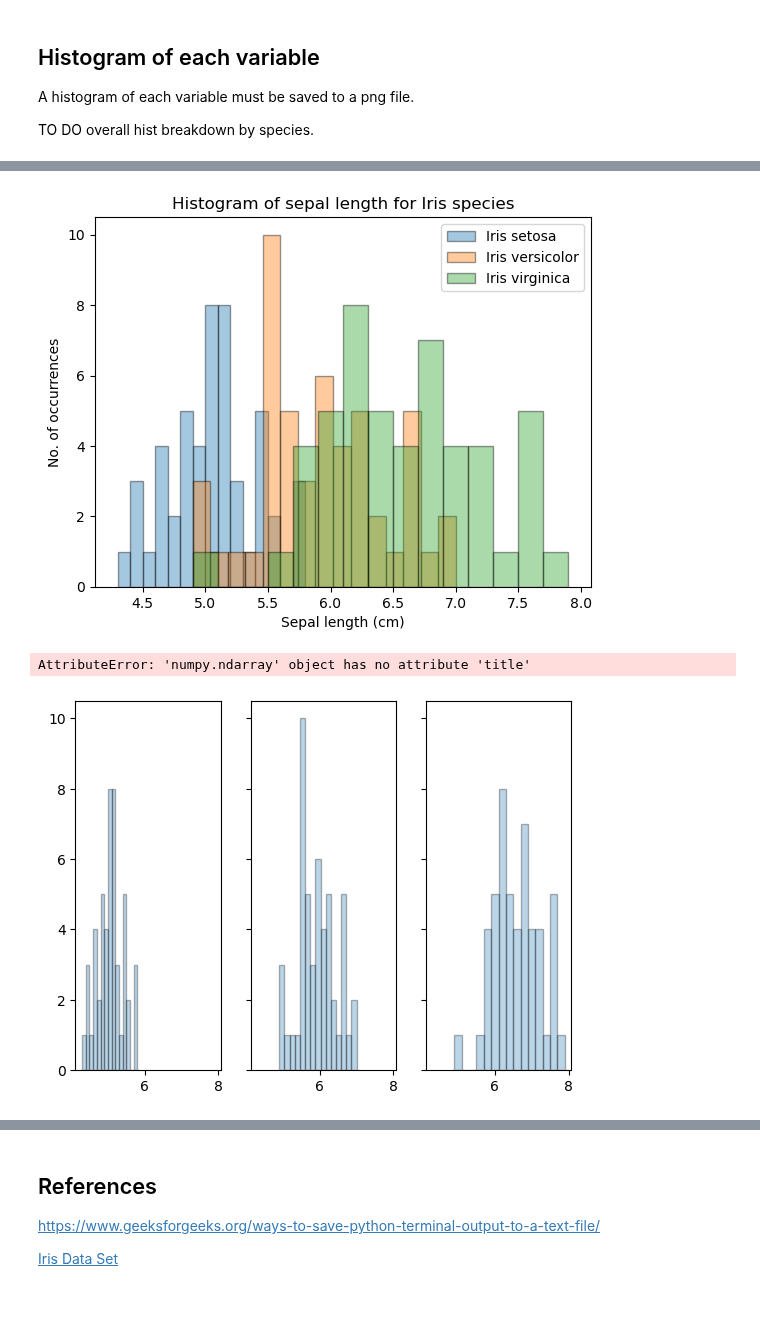
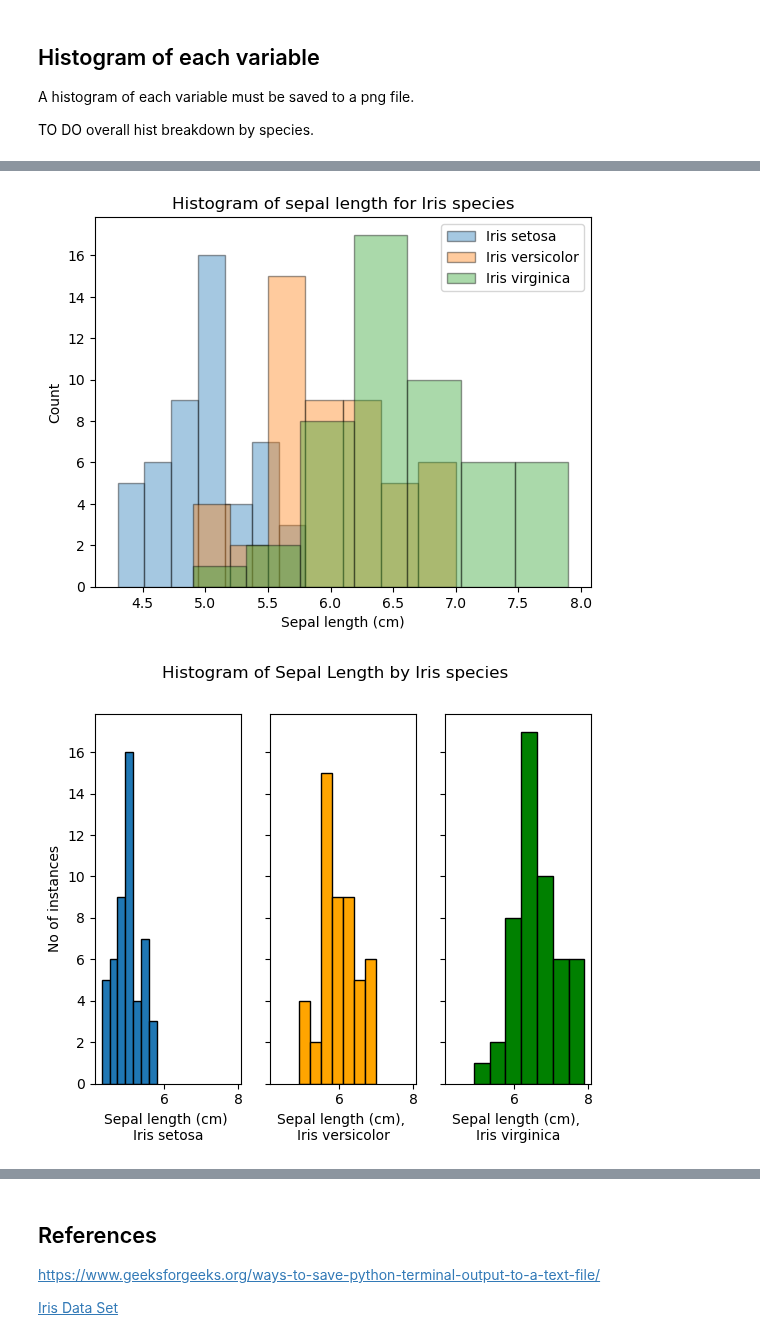
Before and after one commit to IreneKilgannon/pands-project, a Jupyter notebook: analysis.ipynb, the cells around one changed output, grey strips where cells are left out. Drawn from its saved outputs; the diff is of its cells as text; code cells hidden in the pictures; blank space fills up the shorter version.

```diff
--- a/analysis.ipynb
+++ b/analysis.ipynb
@@ -163,28 +164,32 @@ plt.show()
 # %%
 # Histogram of Sepal Length by species.
 fig, ax = plt.subplots()
-ax.hist(setosa['sepal_length_cm'], label = 'Iris setosa', edgecolor = 'black', alpha = 0.4, bins = 15)
-ax.hist(versicolor['sepal_length_cm'], label = 'Iris versicolor', edgecolor = 'black', alpha = 0.4, bins = 15)
-ax.hist(virginica['sepal_length_cm'], label = 'Iris virginica', edgecolor = 'black', alpha = 0.4, bins = 15)
+ax.hist(setosa['sepal_length_cm'], label = 'Iris setosa', edgecolor = 'black', alpha = 0.4, bins = 7)
+ax.hist(versicolor['sepal_length_cm'], label = 'Iris versicolor', edgecolor = 'black', alpha = 0.4, bins = 7)
+ax.hist(virginica['sepal_length_cm'], label = 'Iris virginica', edgecolor = 'black', alpha = 0.4, bins = 7)
 ax.set_title('Histogram of sepal length for Iris species')
 ax.set_xlabel('Sepal length (cm)')
-ax.set_ylabel('No. of occurrences')
+ax.set_ylabel('Count')
 ax.legend()
-plt.savefig('sepal_length.png')
+plt.savefig('sepal_length_overlap.png')
 plt.show()
 # %% [output]
-[figure, old version]
+[figure, new version]
 # %%
+# Histogram of Sepal Length by species.
 fig, ax = plt.subplots(1, 3, sharex= True, sharey= True)
-ax[0].hist(setosa['sepal_length_cm'], label = 'Iris setosa', edgecolor = 'black', alpha = 0.3, bins = 15)
-ax[1].hist(versicolor['sepal_length_cm'], label = 'Iris versicolor', edgecolor = 'black', alpha = 0.3, bins = 15)
-ax[2].hist(virginica['sepal_length_cm'], label = 'Iris virginica', edgecolor = 'black', alpha = 0.3, bins = 15)
-ax.set_title('Histogram of sepal length for Iris species')
-ax.set_xlabel('Sepal length (cm)')
-ax.set_ylabel('No of occurrances')
-ax.legend()
-plt.savefig('sepal_length.png')
+ax[0].hist(setosa['sepal_length_cm'], edgecolor = 'black', alpha = 1.0, bins = 7)
+ax[1].hist(versicolor['sepal_length_cm'], label = 'Iris versicolor', color = 'orange', edgecolor = 'black', alpha = 1.0, bins = 7)
+ax[2].hist(virginica['sepal_length_cm'], label = 'Iris virginica', color = 'green', edgecolor = 'black', alpha = 1.0, bins = 7)
+
+ax[0].set_xlabel('Sepal length (cm) \nIris setosa')
+ax[1].set_xlabel('Sepal length (cm), \nIris versicolor')
+ax[2].set_xlabel('Sepal length (cm), \nIris virginica')
+ax[0].set_ylabel('No of instances')
+
+fig.suptitle('Histogram of Sepal Length by Iris species')
+
+#plt.savefig('sepal_length.png')
 plt.show()
 # %% [output]
-AttributeError: 'numpy.ndarray' object has no attribute 'title'
-[figure, old version]
+[figure, new version]
```
Also changed, not shown: parts of 4 cells of this notebook, 2 other files.
